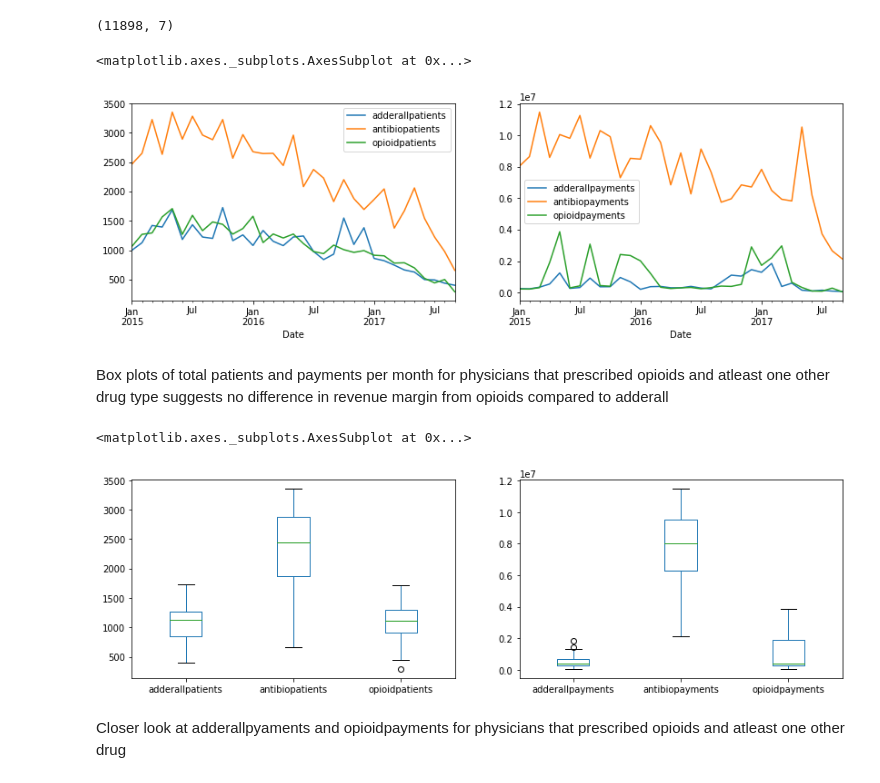
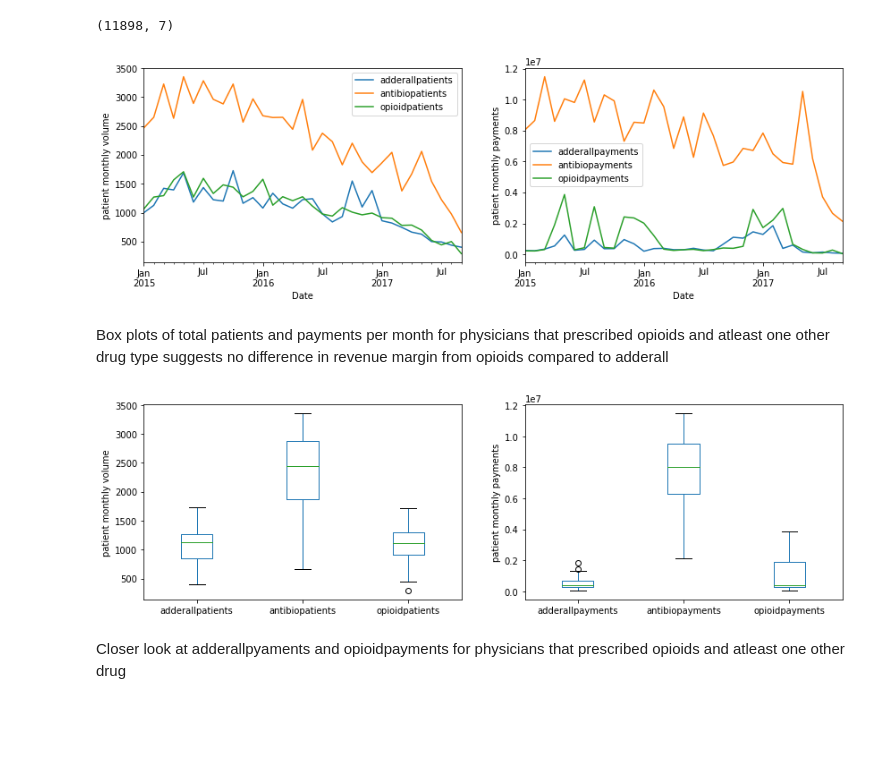
Before and after one commit to nwugocc/Capstone-Project-1, a Jupyter notebook: capstone_1_mini_project_data_story.ipynb, the cells around one changed output. Saved outputs shown, nothing was run; the diff lists cells and outputs as text; code cells hidden in the pictures; blank space fills up the shorter version.

```diff
--- a/capstone_1_mini_project_data_story.ipynb
+++ b/capstone_1_mini_project_data_story.ipynb
@@ -277,20 +269,22 @@ opioid_phys_other.shape
 # %%
 opioid_phys_other = opioid_phys_other.loc[:'2017-09',:].groupby('Date').sum()
 fig, axes = plt.subplots(1, 2, figsize=(14,4), squeeze=False)
 opioid_phys_other.loc[:,['adderallpatients','antibiopatients','opioidpatients']].plot(ax=axes[0, 0])
 opioid_phys_other.loc[:,['adderallpayments','antibiopayments','opioidpayments']].plot(ax=axes[0, 1])
+axes[0,0].set_ylabel('patient monthly volume')
+axes[0,1].set_ylabel('patient monthly payments') ;
 # %% [output]
-<matplotlib.axes._subplots.AxesSubplot at 0x...>
-[figure, old version]
+[figure, new version]
 # %% [markdown]
 Box plots of total patients and payments per month for physicians that prescribed opioids and atleast one other drug type suggests no difference in revenue margin from opioids compared to adderall
 # %%
 fig, axes = plt.subplots(1, 2, figsize=(14,4), squeeze=False)
 opioid_phys_other.loc[:,['adderallpatients','antibiopatients','opioidpatients']].plot(kind='box', ax=axes[0, 0])
 opioid_phys_other.loc[:,['adderallpayments','antibiopayments','opioidpayments']].plot(kind='box', ax=axes[0, 1])
+axes[0,0].set_ylabel('patient monthly volume')
+axes[0,1].set_ylabel('patient monthly payments') ;
 # %% [output]
-<matplotlib.axes._subplots.AxesSubplot at 0x...>
-[figure, old version]
+[figure, new version]
 # %% [markdown]
 Closer look at adderallpyaments and opioidpayments for physicians that prescribed opioids and atleast one other drug
 # %%
```
Also changed, not shown: parts of 19 cells of this notebook.
